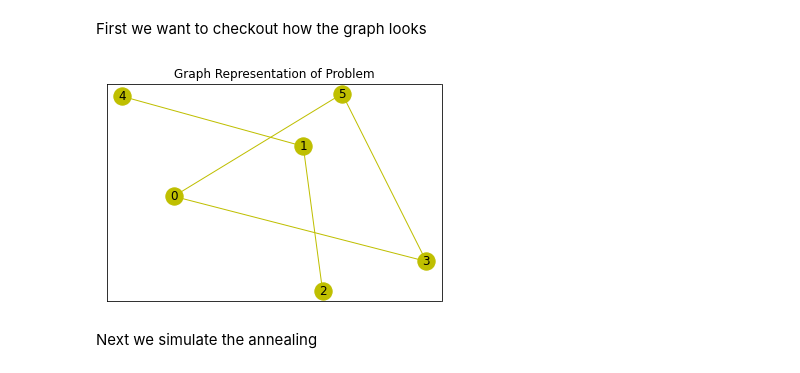
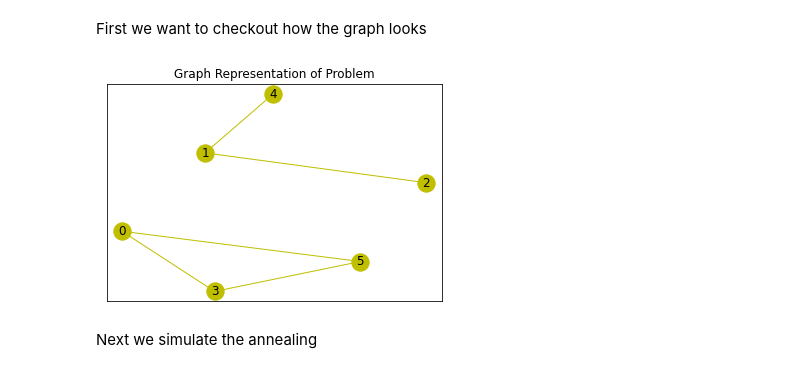
Before and after one commit to CDL-Quantum/CohortProject_2021, a Jupyter notebook: Week2_Rydberg_Atoms/Task1.ipynb, the cells around one changed output. Cells and saved outputs as stored; diff of their text form; code cells hidden in the pictures.

Commit message:
fix task 1 graph bug

```diff
--- a/Week2_Rydberg_Atoms/Task1.ipynb
+++ b/Week2_Rydberg_Atoms/Task1.ipynb
@@ -149,36 +149,35 @@ def generate_node_graph(title=None, occupations=None):
     fig, ax = plt.subplots()
 
     n_nodes = len(udmis.edges)
     G = nx.Graph()
 
     for i in range(n_nodes):
-        # G.add_node(i, pos=(graph[i][0], graph[i][1]))
-        G.add_node(i, pos=(np.random.randint(100), np.random.randint(100)))  # Generate random positions
+        G.add_node(i, pos=(graph[i][0], graph[i][1]))
 
     edge_list = []
     for i in range(n_nodes):
         for j in range(i + 1, n_nodes):
             if udmis.edges[i, j] == True:
                 G.add_edge(i, j)
                 edge_list.append([i, j])
 
 
     pos = nx.get_node_attributes(G, 'pos')
 
     nx.draw_networkx_nodes(G,pos, ax=ax, node_color='y' if occupations is None else ['g' if occ else 'y' for occ in occupations])
     nx.draw_networkx_labels(G, pos)
     nx.draw_networkx_edges(G, pos, edgelist=edge_list, edge_color='y')
 
     ax.tick_params(left=True, bottom=True, labelleft=True, labelbottom=True)
     plt.title(title)
     ax.xaxis.set_visible(False)
     ax.yaxis.set_visible(False)
 
     plt.show()
 
 generate_node_graph()
 # %% [output]
-[figure, old version]
+[figure, new version]
 # %% [markdown]
 Next we simulate the annealing
 # %%
```
Also changed, not shown: parts of 2 cells of this notebook.
